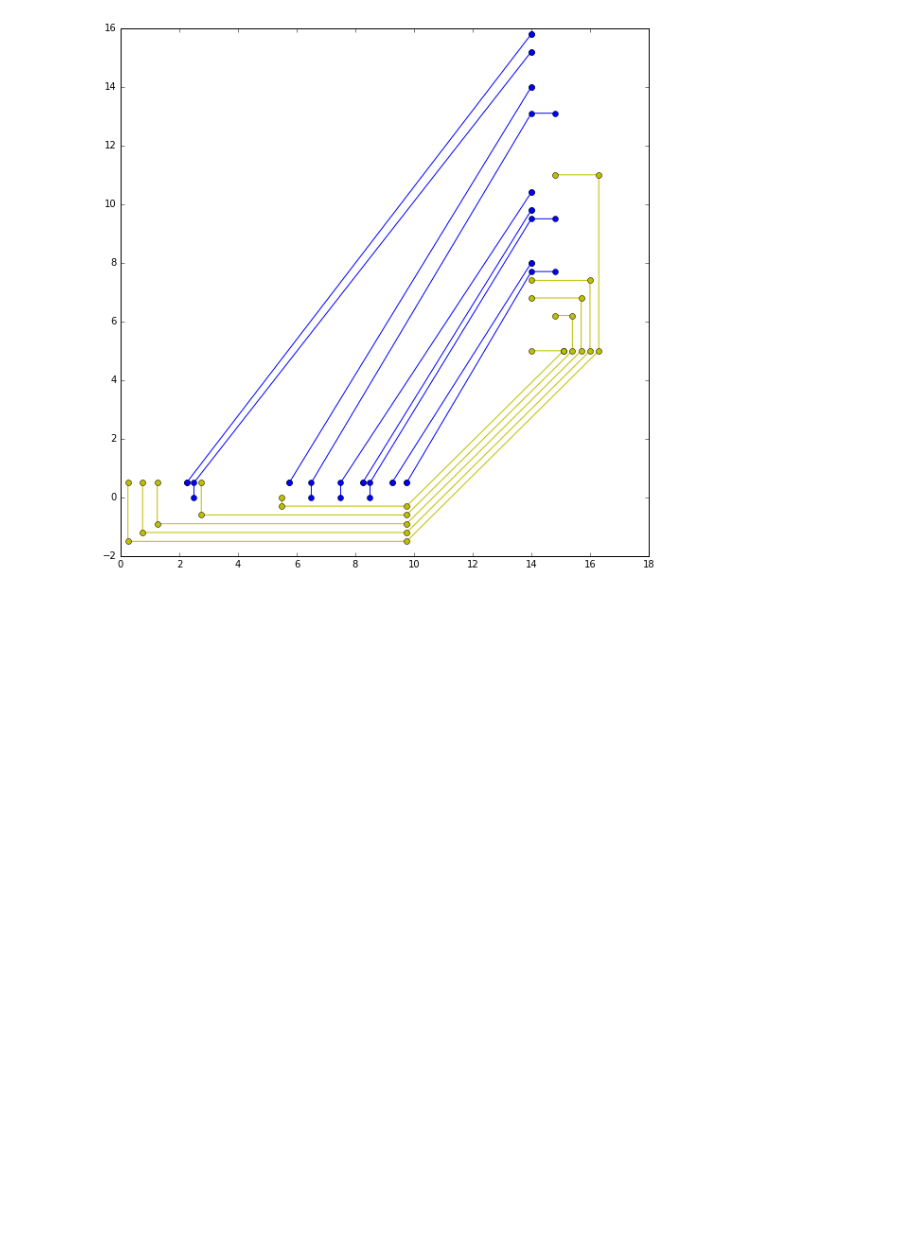
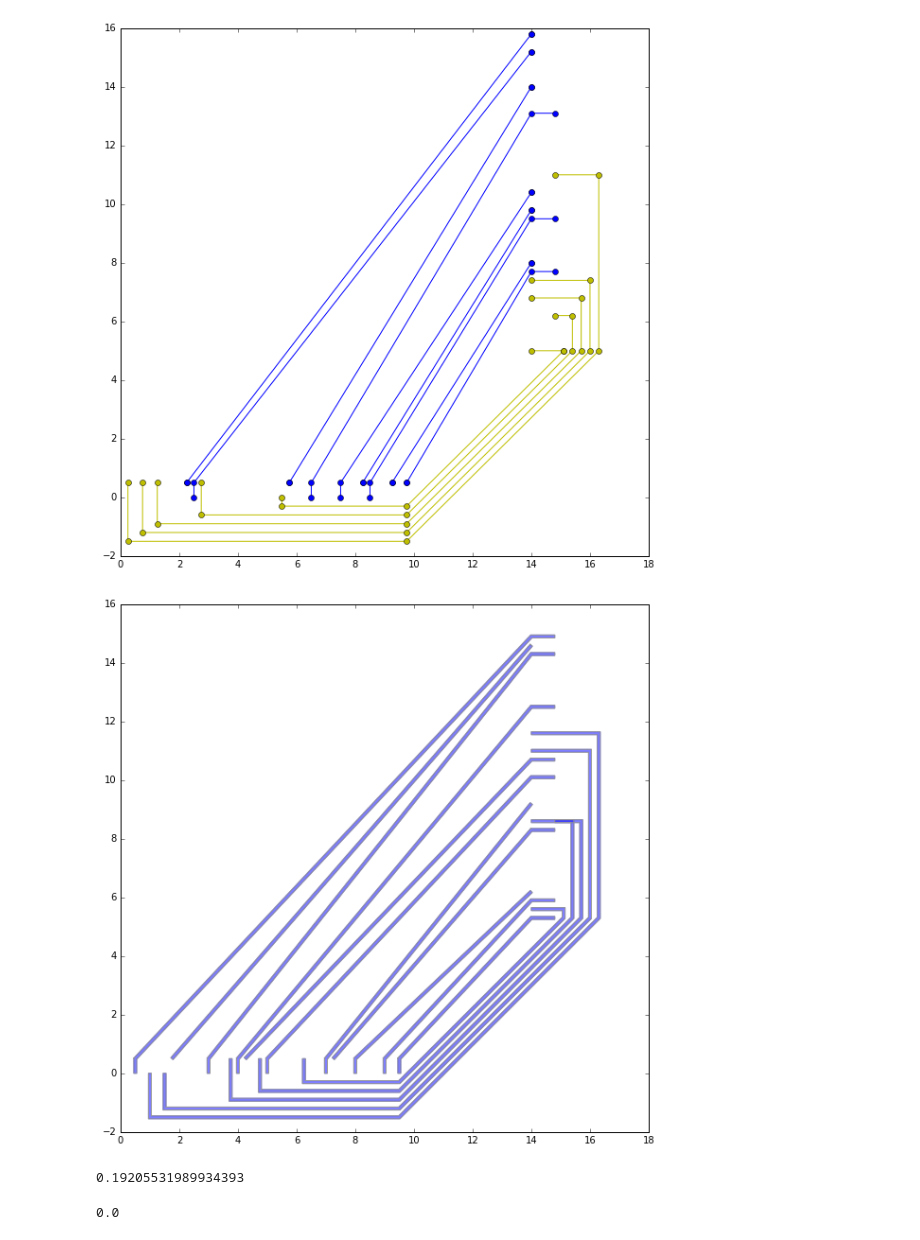
Before and after one commit to elejke/shortest_path, a Jupyter notebook: code/embedding.ipynb, the cells around one changed output. Saved outputs shown, nothing was run; the diff lists cells and outputs as text; code cells hidden in the pictures; blank space fills up the shorter version.

```diff
--- a/code/embedding.ipynb
+++ b/code/embedding.ipynb
@@ -33,3 +35,20 @@ for i in embedding(connections, subsequences[1], subsequences[2], chip_1, chip_2
     plt.plot(i[0],i[1], 'o-', color='y')
 # %% [output]
 [figure]
+# %%
+lines1 = get_lines(connections, subsequences[0], subsequences[3], chip_1, chip_2, internal=0)
+# %%
+lines2 = get_lines(connections, subsequences[0], subsequences[3], chip_1, chip_2, internal=1)
+# %%
+plot_all_lines(lines2)
+plot_all_lines(lines1)
+# %% [output]
+[figure, added]
+# %%
+min_distance(lines2)
+# %% [output]
+0.19205531989934393
+# %%
+min_distance(lines1)
+# %% [output]
+0.0
```
Also changed, not shown: parts of 1 cell of this notebook, 7 other files.
